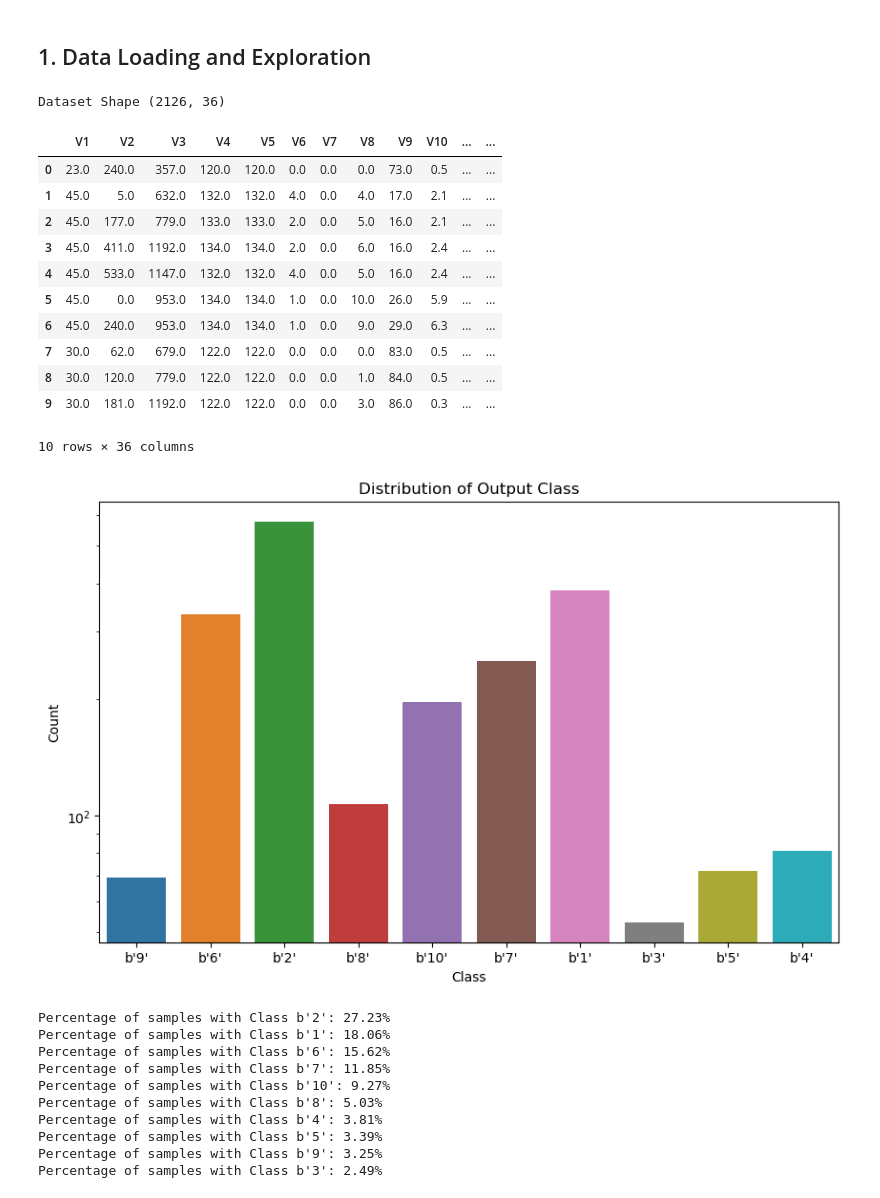
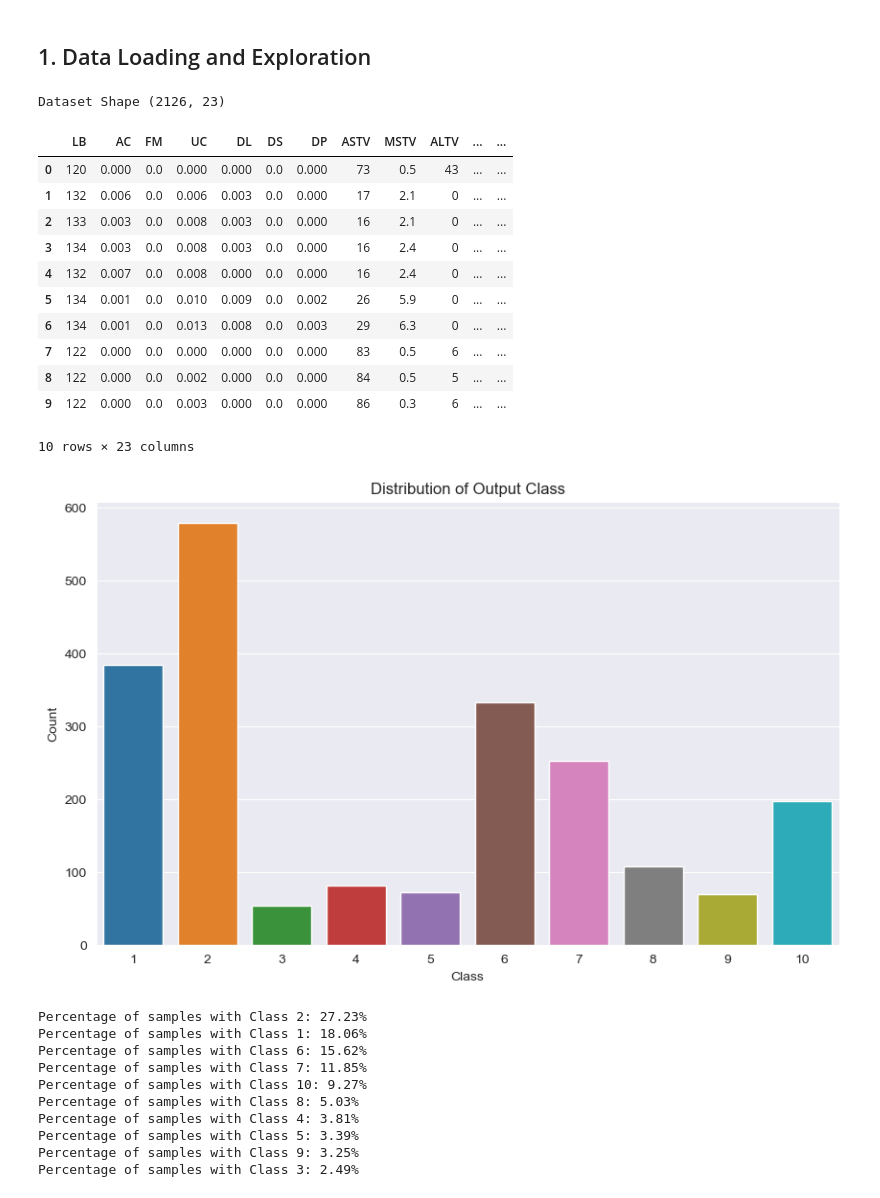
Before and after one commit to myakubov18/AML-Group-20-Project, a Jupyter notebook: main_notebook.ipynb, the cells around one changed output. Saved outputs shown, nothing was run; the diff lists cells and outputs as text; code cells hidden in the pictures.

Commit message:
Change source of dataset to one with better labeled features

```diff
--- a/main_notebook.ipynb
+++ b/main_notebook.ipynb
@@ -11,48 +9,52 @@ df = pd.DataFrame(data)
+# %%
+cardiotocography = fetch_ucirepo(id=193)
+
+X = cardiotocography.data.features
+y = cardiotocography.data.targets
+df = X.join(y)
 # %%
 print("Dataset Shape", df.shape)
 # %% [output]
-Dataset Shape (2126, 36)
+Dataset Shape (2126, 23)
 # %%
 df.head(10)
 # %% [output]
-|  | V1 | V2 | V3 | V4 | V5 | V6 | V7 | V8 | V9 | V10 | ... | ... |
-| 0 | 23.0 | 240.0 | 357.0 | 120.0 | 120.0 | 0.0 | 0.0 | 0.0 | 73.0 | 0.5 | ... | ... |
-| 1 | 45.0 | 5.0 | 632.0 | 132.0 | 132.0 | 4.0 | 0.0 | 4.0 | 17.0 | 2.1 | ... | ... |
-| 2 | 45.0 | 177.0 | 779.0 | 133.0 | 133.0 | 2.0 | 0.0 | 5.0 | 16.0 | 2.1 | ... | ... |
-| 3 | 45.0 | 411.0 | 1192.0 | 134.0 | 134.0 | 2.0 | 0.0 | 6.0 | 16.0 | 2.4 | ... | ... |
-| 4 | 45.0 | 533.0 | 1147.0 | 132.0 | 132.0 | 4.0 | 0.0 | 5.0 | 16.0 | 2.4 | ... | ... |
-| 5 | 45.0 | 0.0 | 953.0 | 134.0 | 134.0 | 1.0 | 0.0 | 10.0 | 26.0 | 5.9 | ... | ... |
-| 6 | 45.0 | 240.0 | 953.0 | 134.0 | 134.0 | 1.0 | 0.0 | 9.0 | 29.0 | 6.3 | ... | ... |
-| 7 | 30.0 | 62.0 | 679.0 | 122.0 | 122.0 | 0.0 | 0.0 | 0.0 | 83.0 | 0.5 | ... | ... |
-| 8 | 30.0 | 120.0 | 779.0 | 122.0 | 122.0 | 0.0 | 0.0 | 1.0 | 84.0 | 0.5 | ... | ... |
-| 9 | 30.0 | 181.0 | 1192.0 | 122.0 | 122.0 | 0.0 | 0.0 | 3.0 | 86.0 | 0.3 | ... | ... |
+|  | LB | AC | FM | UC | DL | DS | DP | ASTV | MSTV | ALTV | ... | ... |
+| 0 | 120 | 0.000 | 0.0 | 0.000 | 0.000 | 0.0 | 0.000 | 73 | 0.5 | 43 | ... | ... |
+| 1 | 132 | 0.006 | 0.0 | 0.006 | 0.003 | 0.0 | 0.000 | 17 | 2.1 | 0 | ... | ... |
+| 2 | 133 | 0.003 | 0.0 | 0.008 | 0.003 | 0.0 | 0.000 | 16 | 2.1 | 0 | ... | ... |
+| 3 | 134 | 0.003 | 0.0 | 0.008 | 0.003 | 0.0 | 0.000 | 16 | 2.4 | 0 | ... | ... |
+| 4 | 132 | 0.007 | 0.0 | 0.008 | 0.000 | 0.0 | 0.000 | 16 | 2.4 | 0 | ... | ... |
+| 5 | 134 | 0.001 | 0.0 | 0.010 | 0.009 | 0.0 | 0.002 | 26 | 5.9 | 0 | ... | ... |
+| 6 | 134 | 0.001 | 0.0 | 0.013 | 0.008 | 0.0 | 0.003 | 29 | 6.3 | 0 | ... | ... |
+| 7 | 122 | 0.000 | 0.0 | 0.000 | 0.000 | 0.0 | 0.000 | 83 | 0.5 | 6 | ... | ... |
+| 8 | 122 | 0.000 | 0.0 | 0.002 | 0.000 | 0.0 | 0.000 | 84 | 0.5 | 5 | ... | ... |
+| 9 | 122 | 0.000 | 0.0 | 0.003 | 0.000 | 0.0 | 0.000 | 86 | 0.3 | 6 | ... | ... |
-10 rows × 36 columns
+10 rows × 23 columns
 # %%
 plt.figure(figsize=(10, 6))
 
-ax = sns.countplot(data=df, x="Class")
-ax.set_yscale("log")
+ax = sns.countplot(data=df, x="CLASS")
 
 plt.title("Distribution of Output Class")
 plt.xlabel("Class")
 plt.ylabel("Count")
 plt.show()
 # %% [output]
-[figure, old version]
+[figure, new version]
 # %%
-class_counts = df['Class'].value_counts()
-for i in range(len(class_counts)):
-    c = class_counts[i]
-    percent = (c / class_counts.sum()) * 100
-    print(f"Percentage of samples with Class {class_counts.keys()[i]}: {percent:.2f}%")
+class_counts = df['CLASS'].value_counts()
+for i in class_counts.index:
+    percent = (class_counts[i] / class_counts.sum()) * 100
+    print(f"Percentage of samples with Class {i}: {percent:.2f}%")
 # %% [output]
-Percentage of samples with Class b'2': 27.23%
-Percentage of samples with Class b'1': 18.06%
-Percentage of samples with Class b'6': 15.62%
-Percentage of samples with Class b'7': 11.85%
-Percentage of samples with Class b'10': 9.27%
-Percentage of samples with Class b'8': 5.03%
-Percentage of samples with Class b'4': 3.81%
-Percentage of samples with Class b'5': 3.39%
-Percentage of samples with Class b'9': 3.25%
-Percentage of samples with Class b'3': 2.49%
+Percentage of samples with Class 2: 27.23%
+Percentage of samples with Class 1: 18.06%
+Percentage of samples with Class 6: 15.62%
+Percentage of samples with Class 7: 11.85%
+Percentage of samples with Class 10: 9.27%
+Percentage of samples with Class 8: 5.03%
+Percentage of samples with Class 4: 3.81%
+Percentage of samples with Class 5: 3.39%
+Percentage of samples with Class 9: 3.25%
+Percentage of samples with Class 3: 2.49%
```
Also changed, not shown: parts of 8 cells of this notebook.
